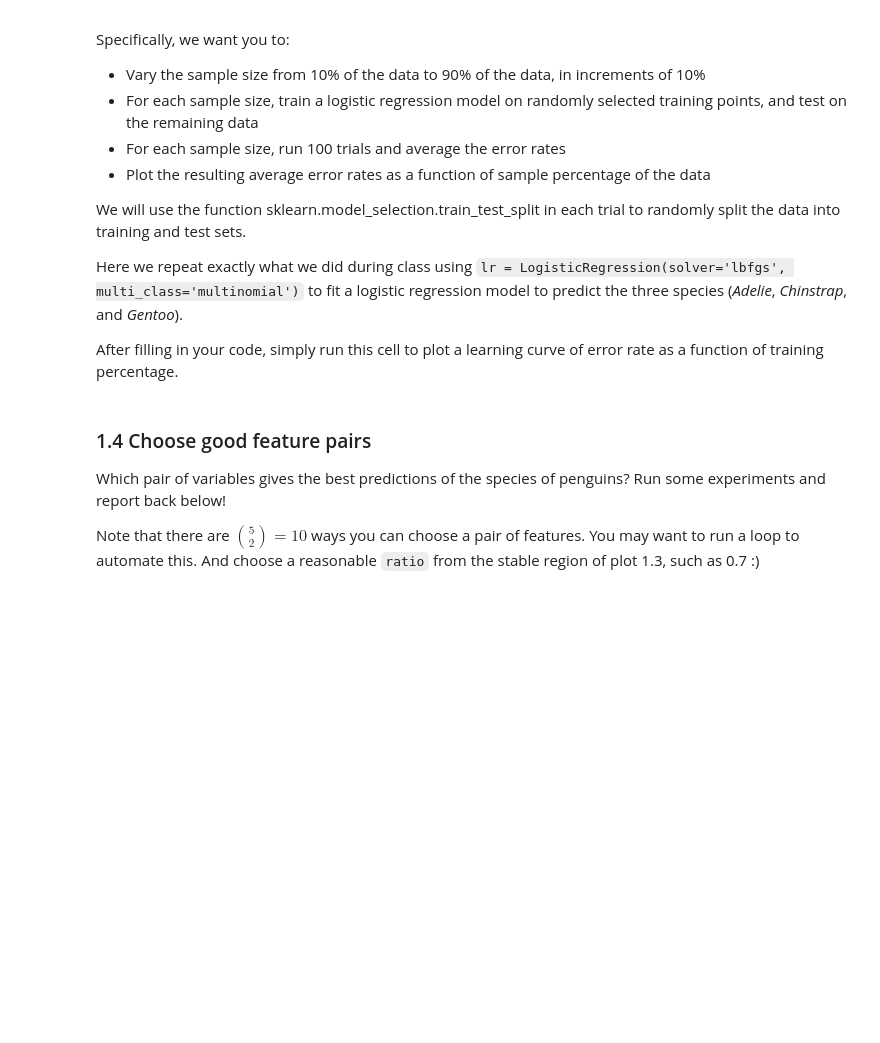
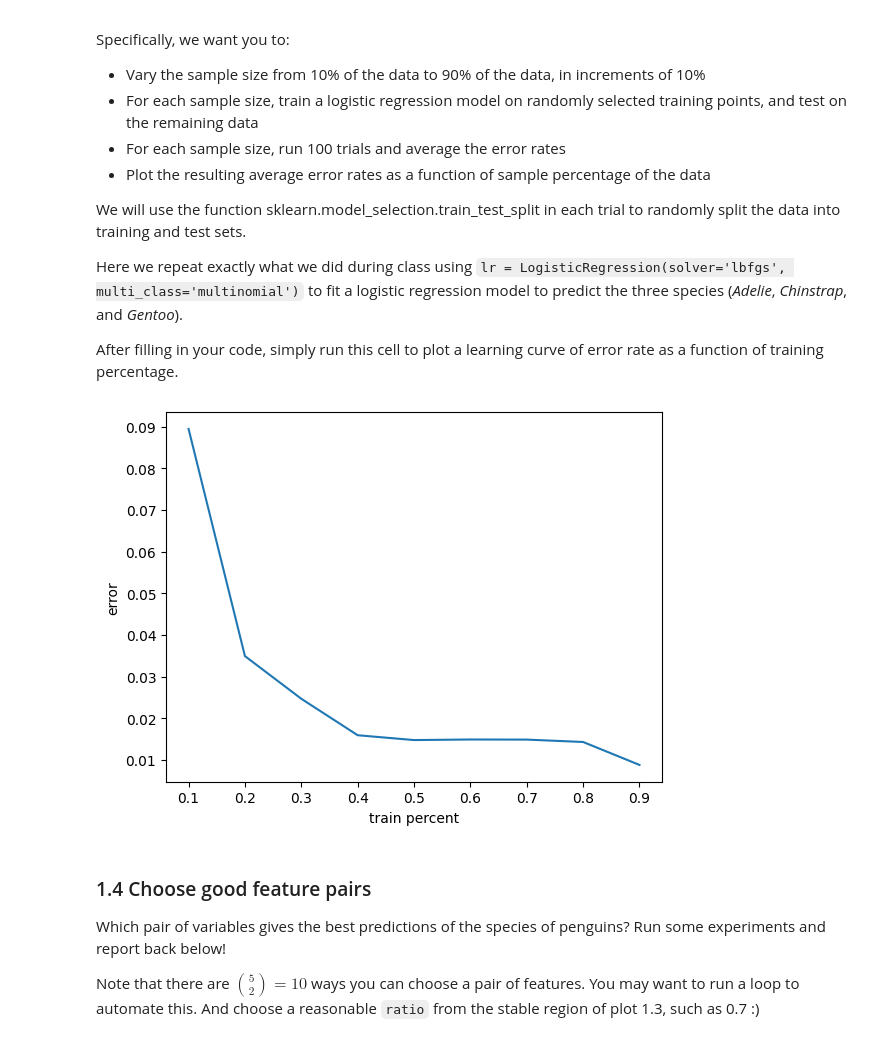
Before and after one commit to emath12/S-DS363, a Jupyter notebook: assignments/assn2/assn2.ipynb, the cells around one changed output. Cells and saved outputs as stored; diff of their text form; code cells hidden in the pictures; blank space fills up the shorter version.

```diff
--- a/assignments/assn2/assn2.ipynb
+++ b/assignments/assn2/assn2.ipynb
@@ -169,3 +182,5 @@ mean zero and standard deviation one. Note that after you have done this transfo
+# %%
+X = (X - X.mean()) / X.std()
 # %% [markdown]
 [Your markdown here]
 # %% [markdown]
@@ -193,33 +208,46 @@ trials = 100
 train_percent = np.linspace(.1, .9, 9)
 
 # For each training set percentage, create train/test split accordingly
 # and run logistic regression 100 times and calculate the average error rate
 
 """
 function input:
   X: data
   y: label
   ratio: train data percentage
   trails: number of trails to run
 
 function return:
   the average error rate with this train data percentage
 """
 
 def get_err_rate(X, y, ratio, trials):
     # todo:
     # your code starts here
+
+    errs = []
+    for _ in range(trials):
+        X_train, X_test, y_train, y_test = train_test_split(
+            X, y, train_size=ratio
+        )
+        lr.fit(X_train, y_train)
+        err = np.mean(lr.predict(X_test) != y_test)
+        errs.append(err)
+    return np.mean(errs)
+
     # your code ends here
 
 # Use get_err_rate to find the error rate for respective split size
 for p in train_percent:
     lr_error_rate.append(get_err_rate(X, y, p, trials))
 
 
 plt.plot(train_percent, lr_error_rate)
 plt.xlabel('train percent')
 plt.ylabel('error')
 plt.show()
+# %% [output]
+[figure, added]
 # %% [markdown]
 ### 1.4 Choose good feature pairs
 
```
Also changed, not shown: parts of 9 cells of this notebook.
